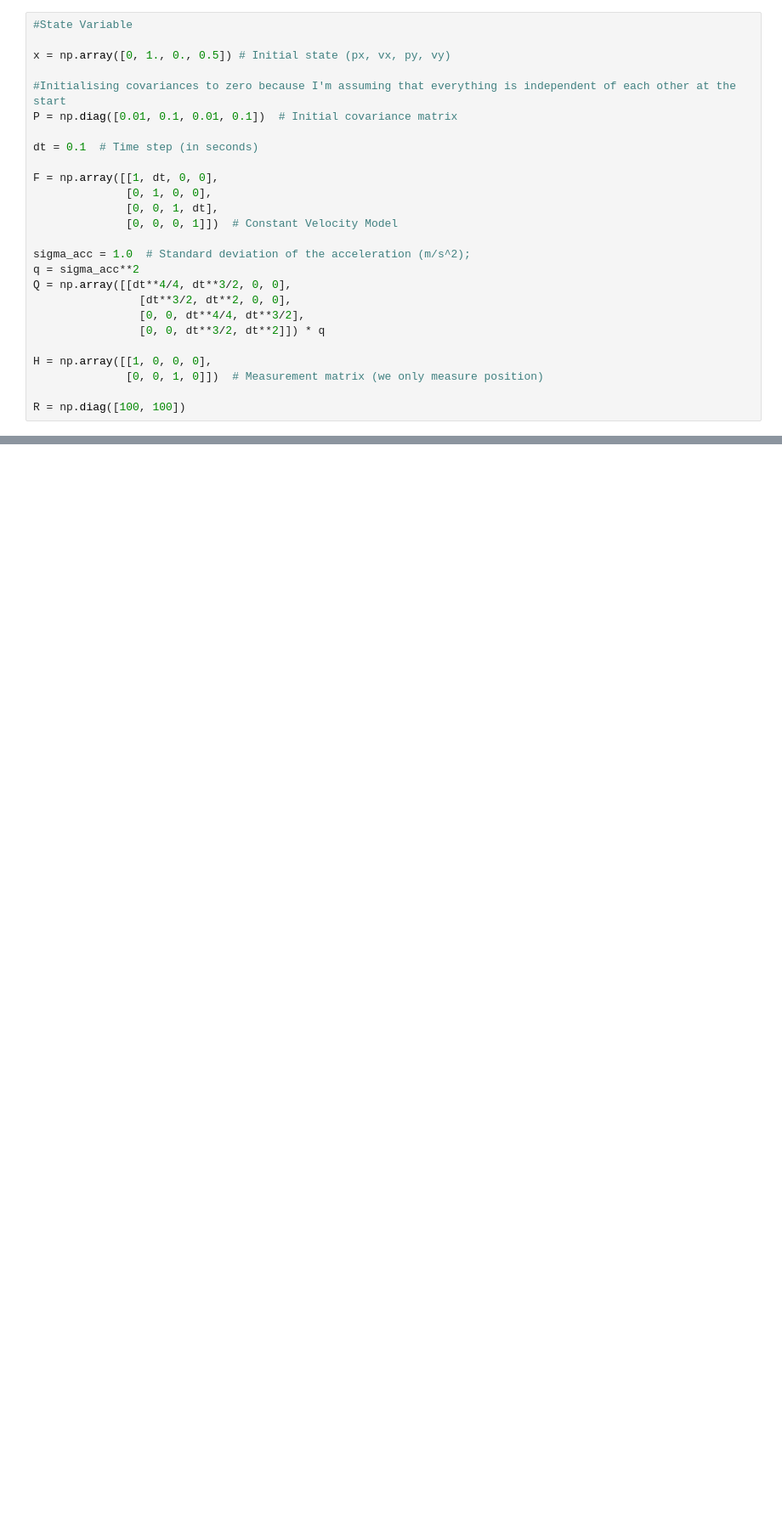
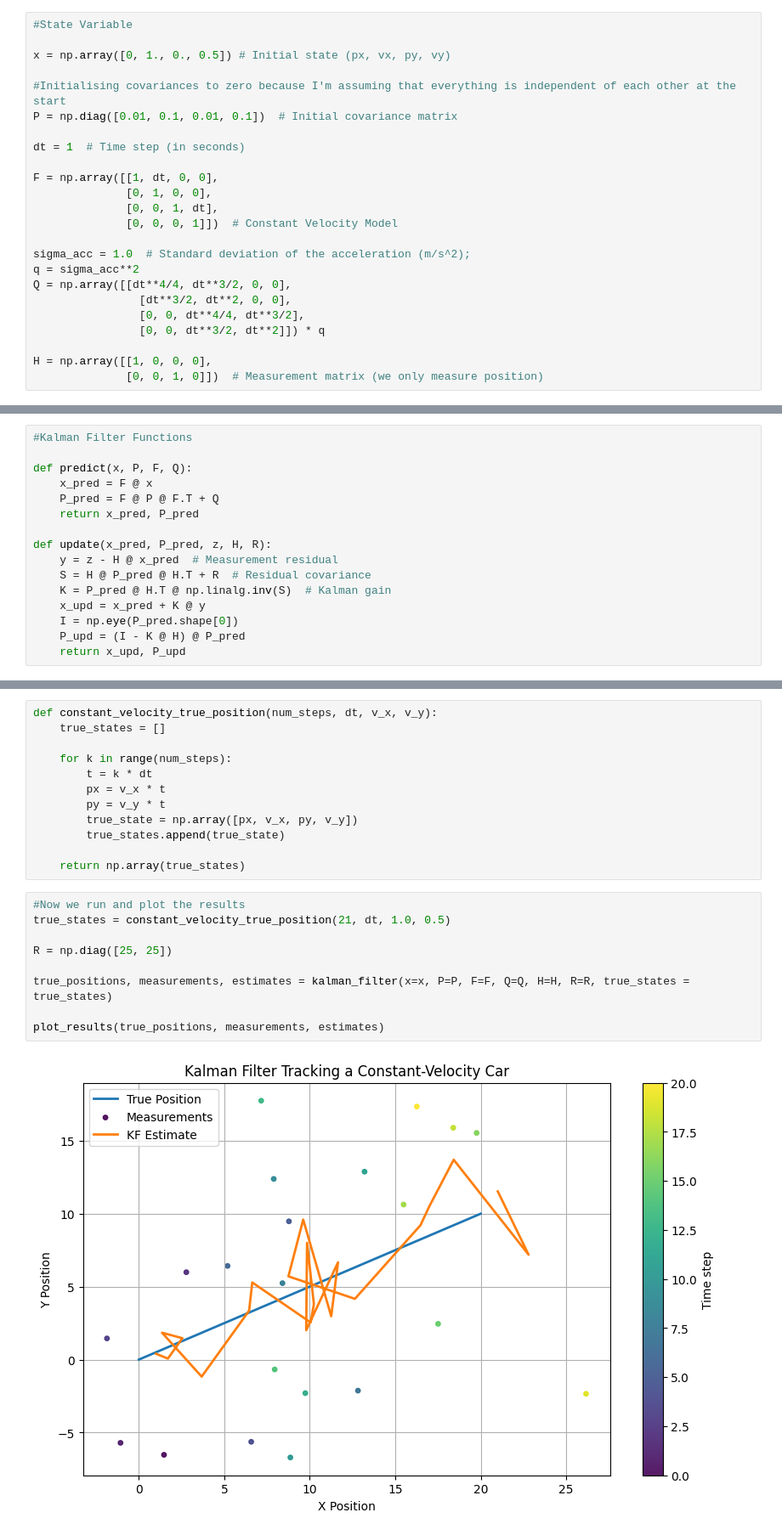
Before and after one commit to Moyin3/Dissertation, a Jupyter notebook: kalman_filter.ipynb, the cells around one changed output, grey strips where cells are left out. Shown at 85% size. Cells and saved outputs as stored; diff of their text form; blank space fills up the shorter version.

Commit message:
Implemented Kalman Filter using constant velocity data, and quadratic data

```diff
--- a/kalman_filter.ipynb
+++ b/kalman_filter.ipynb
@@ -10,7 +12,7 @@ x = np.array([0, 1., 0., 0.5]) # Initial state (px, vx, py, vy)
 #Initialising covariances to zero because I'm assuming that everything is independent of each other at the start
 P = np.diag([0.01, 0.1, 0.01, 0.1])  # Initial covariance matrix
 
-dt = 0.1  # Time step (in seconds)
+dt = 1  # Time step (in seconds)
 
 F = np.array([[1, dt, 0, 0],
               [0, 1, 0, 0],
@@ -26,6 +28,4 @@ Q = np.array([[dt**4/4, dt**3/2, 0, 0],
 
 H = np.array([[1, 0, 0, 0],
               [0, 0, 1, 0]])  # Measurement matrix (we only measure position)
-
-R = np.diag([100, 100])
 # %% [markdown]
@@ -51,0 +56,16 @@ Now because $a$ is a random variable, $a^2$ is also random, to make this covaria
+# %%
+#Kalman Filter Functions
+
+def predict(x, P, F, Q):
+    x_pred = F @ x
+    P_pred = F @ P @ F.T + Q
+    return x_pred, P_pred
+
+def update(x_pred, P_pred, z, H, R):
+    y = z - H @ x_pred  # Measurement residual
+    S = H @ P_pred @ H.T + R  # Residual covariance
+    K = P_pred @ H.T @ np.linalg.inv(S)  # Kalman gain
+    x_upd = x_pred + K @ y
+    I = np.eye(P_pred.shape[0])
+    P_upd = (I - K @ H) @ P_pred
+    return x_upd, P_upd
@@ -51,0 +130,23 @@ Now because $a$ is a random variable, $a^2$ is also random, to make this covaria
+# %%
+def constant_velocity_true_position(num_steps, dt, v_x, v_y):
+    true_states = []
+
+    for k in range(num_steps):
+        t = k * dt
+        px = v_x * t
+        py = v_y * t
+        true_state = np.array([px, v_x, py, v_y])
+        true_states.append(true_state)
+
+    return np.array(true_states)
+# %%
+#Now we run and plot the results
+true_states = constant_velocity_true_position(21, dt, 1.0, 0.5)
+
+R = np.diag([25, 25])
+
+true_positions, measurements, estimates = kalman_filter(x=x, P=P, F=F, Q=Q, H=H, R=R, true_states = true_states)
+
+plot_results(true_positions, measurements, estimates)
+# %% [output]
+[figure, added]
```
Also changed, not shown: parts of 10 cells of this notebook.
